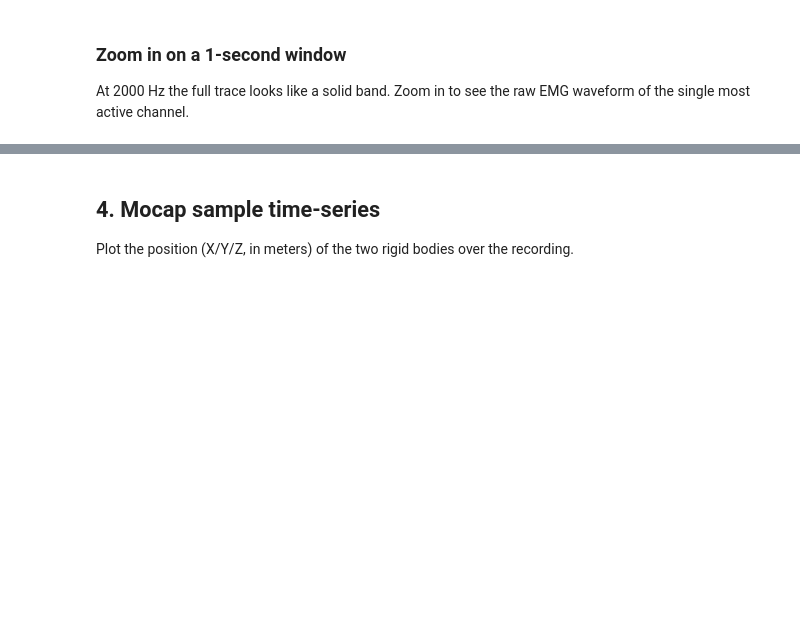
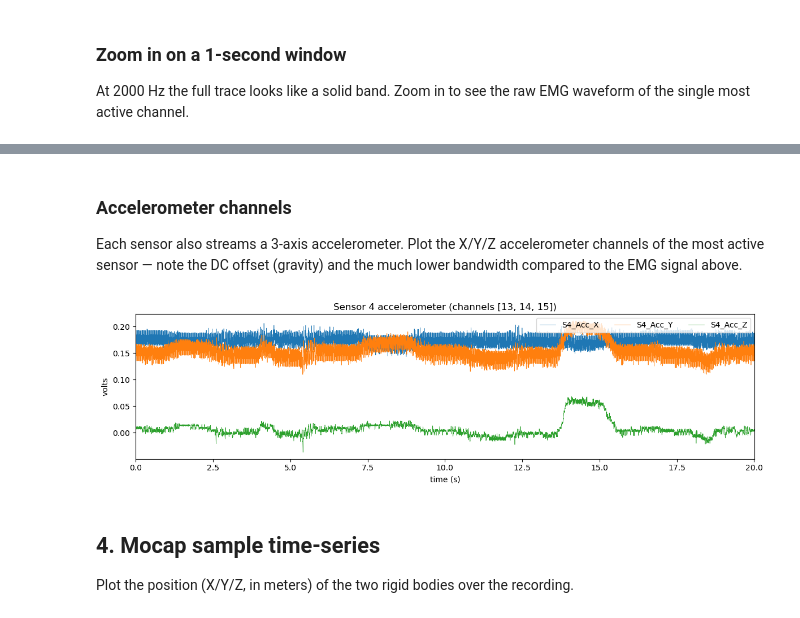
Before and after one commit to Supat/emg-pipeline, a Jupyter notebook: explore_data.ipynb, the cells around one changed output, grey strips where cells are left out. Saved outputs shown, nothing was run; the diff lists cells and outputs as text; code cells hidden in the pictures; blank space fills up the shorter version.

```diff
--- a/explore_data.ipynb
+++ b/explore_data.ipynb
@@ -235,3 +284,19 @@ plt.tight_layout(); plt.show()
+# %% [markdown]
+### Accelerometer channels
+
+Each sensor also streams a 3-axis accelerometer. Plot the X/Y/Z accelerometer channels of
+the most active sensor — note the DC offset (gravity) and the much lower bandwidth compared
+to the EMG signal above.
+# %%
+sensor = active_emg // 4 + 1          # sensor number (1-7) of the active EMG channel
+plt.figure(figsize=(12, 3.5))
+for ch in ACC_IDX[sensor]:
+    plt.plot(emg_t, emg_data[:, ch], lw=0.5, label=emg_ch_labels[ch])
+plt.title(f'Sensor {sensor} accelerometer (channels {ACC_IDX[sensor]})')
+plt.xlabel('time (s)'); plt.ylabel('volts'); plt.legend(loc='upper right', ncol=3)
+plt.margins(x=0); plt.tight_layout(); plt.show()
+# %% [output]
+[figure, added]
 # %% [markdown]
 ## 4. Mocap sample time-series
 
```
Also changed, not shown: parts of 9 cells of this notebook, 4 other files.
